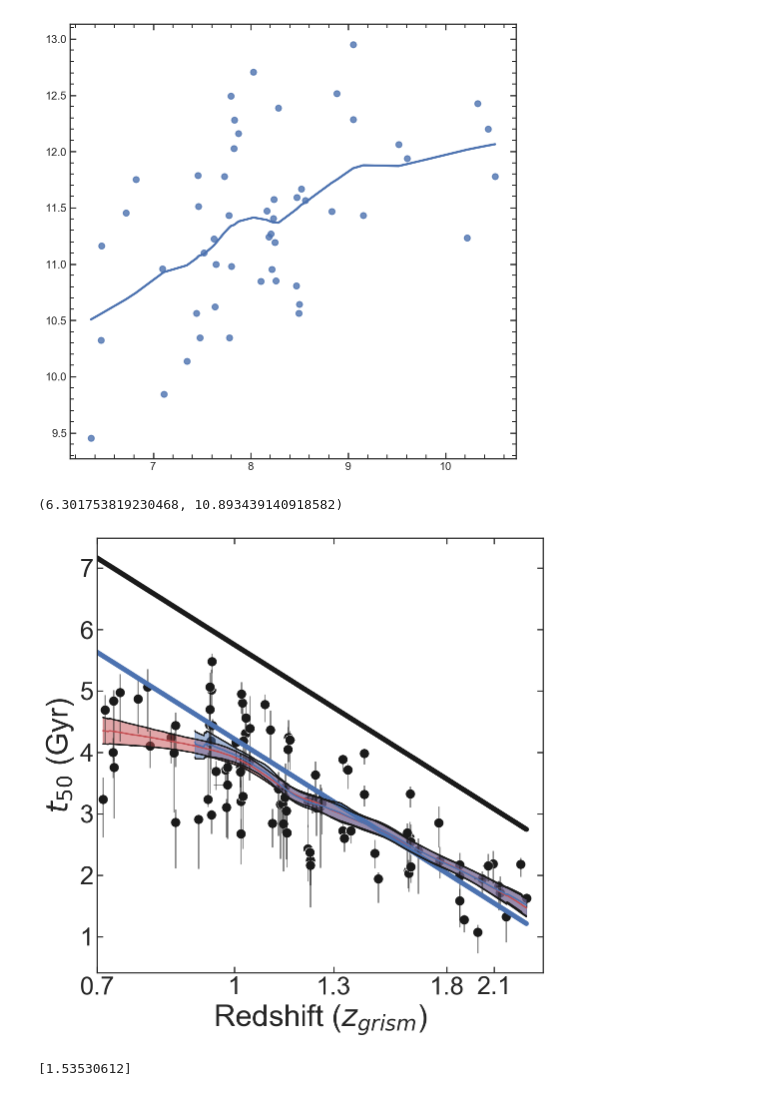
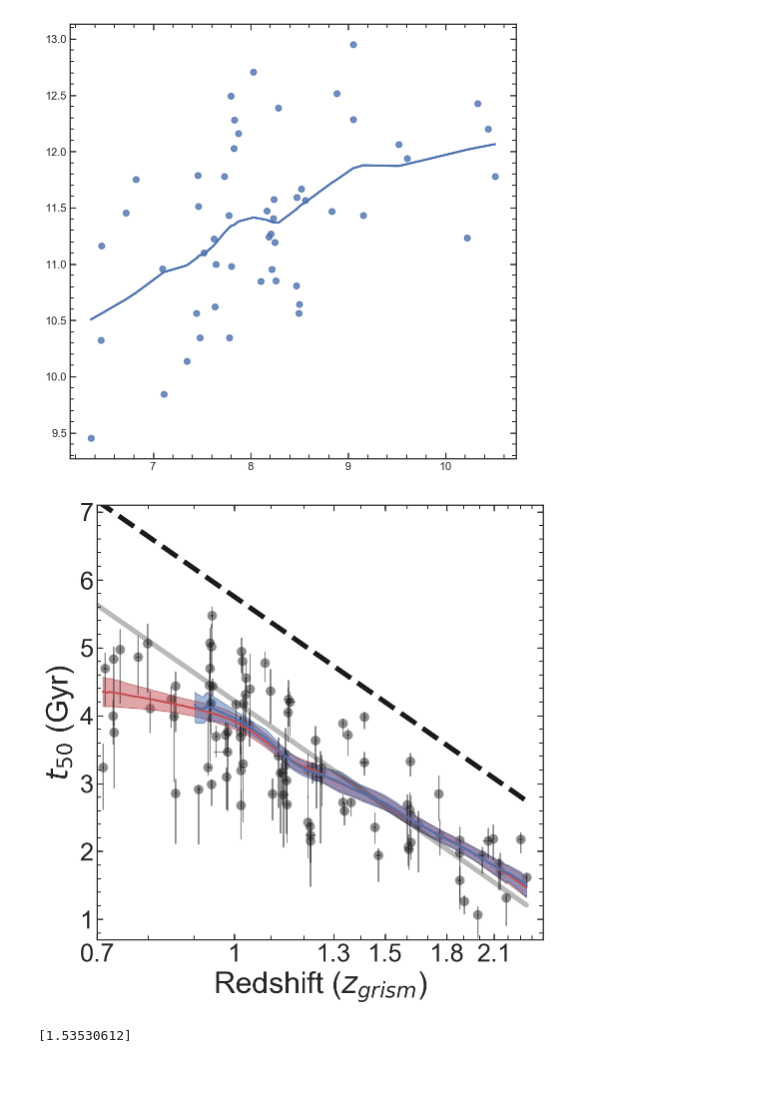
Before and after one commit to Vince-ec/Cluster_and_field, a Jupyter notebook: scripts/low_redshift.ipynb, the cells around one changed output. Cells and saved outputs as stored; diff of their text form; code cells hidden in the pictures.

```diff
--- a/scripts/low_redshift.ipynb
+++ b/scripts/low_redshift.ipynb
@@ -1146,44 +1148,46 @@ sea.regplot(cosmo.lookback_time(mdb.query('Sigma1 < 10**10').zgrism),
 [figure]
 # %%
 plt.figure(figsize =[8,8])
-sea.scatterplot(cosmo.lookback_time(mdb.zgrism),mdb.t_50, color = 'k', s = 100)
+ax = plt.subplot()
+sea.scatterplot(cosmo.lookback_time(mdb.zgrism),mdb.t_50, color = 'k', s = 100, alpha = 0.5)
 
 idx = 0
 for i in mdb.index:
     zglerr = (cosmo.lookback_time(mdb.zgrism[i]) - cosmo.lookback_time(mdb.zgrism_hdr[i][0])).value
     zgherr = (cosmo.lookback_time(mdb.zgrism_hdr[i][1]) - cosmo.lookback_time(mdb.zgrism[i])).value
     t50lerr = mdb.t_50[i] - mdb.t_50_hdr[i][0]
     t50herr = mdb.t_50_hdr[i][1] - mdb.t_50[i]
 
     plt.errorbar(cosmo.lookback_time(mdb.zgrism[i]).value, mdb.t_50[i],
                  yerr = np.abs([[t50lerr], [t50herr]]), xerr = np.abs([[zglerr], [zgherr]]),
                  linestyle = 'none', alpha= 0.5, color = 'k')
 
-plt.plot(cosmo.lookback_time(np.linspace(0.7,2.35)), cosmo.age(np.linspace(0.7,2.35)), 'k', linewidth = 5)
-plt.plot(cosmo.lookback_time(np.linspace(0.7,2.35)), cosmo.age(np.linspace(0.7,2.35)).value - 1.535, 'b', linewidth = 5)
+plt.plot(cosmo.lookback_time(np.linspace(0.7,2.35)), cosmo.age(np.linspace(0.7,2.35)), 'k--', linewidth = 5)
+plt.plot(cosmo.lookback_time(np.linspace(0.7,2.35)), cosmo.age(np.linspace(0.7,2.35)).value - 1.535, 'k',
+         alpha = 0.3, linewidth = 5)
 
 za, Sam, Sal, Sah = np.load('../data/plot_points/allgal_z_t50_lowess.npy')
 zl, Slm, Sll, Slh = np.load('../data/plot_points/hzgal_z_t50_lowess.npy')
 
-plt.plot(cosmo.lookback_time(za), Sam, 'r')
-plt.plot(cosmo.lookback_time(za), Sah, 'k')
-plt.plot(cosmo.lookback_time(za), Sal, 'k')
+plt.plot(cosmo.lookback_time(za), Sam, 'r', linewidth =2)
+plt.plot(cosmo.lookback_time(za), Sah, 'k', linewidth = 0.1)
+plt.plot(cosmo.lookback_time(za), Sal, 'k', linewidth = 0.1)
 plt.fill_between(cosmo.lookback_time(za), Sal, Sah, alpha = 0.5, color = 'r')
 
-plt.plot(cosmo.lookback_time(zl), Slm, 'b')
-plt.plot(cosmo.lookback_time(zl), Slh, 'k')
-plt.plot(cosmo.lookback_time(zl), Sll, 'k')
+plt.plot(cosmo.lookback_time(zl), Slm, 'b', linewidth =2)
+plt.plot(cosmo.lookback_time(zl), Slh, 'k', linewidth = 0.1)
+plt.plot(cosmo.lookback_time(zl), Sll, 'k', linewidth = 0.1)
 plt.fill_between(cosmo.lookback_time(zl), Sll, Slh, alpha = 0.5, color = 'b')
-# plt.axvline(0.9)
-plt.plot(cosmo.lookback_time(np.linspace(0.7,2.35)), cosmo.age(np.linspace(0.7,2.35)), 'k', linewidth = 5)
-plt.xticks(cosmo.lookback_time([0.7,1,1.3,1.8,2.1]).value,[0.7,1,1.3,1.8,2.1])
+plt.xticks(cosmo.lookback_time([0.7,1,1.3,1.5,1.8,2.1]).value,[0.7,1,1.3,1.5,1.8,2.1])
 plt.ylabel('$t_{50}$ (Gyr)', fontsize=30)
 plt.xlabel('Redshift ($z_{grism}$)', fontsize=30)
 plt.tick_params(axis='both', which='major', labelsize=25)
 plt.xlim(cosmo.lookback_time(0.7).value,cosmo.lookback_time(2.5).value)
+plt.ylim(0.7,7.1)
+ax.set_xticks(cosmo.lookback_time(np.arange(0.7, 2.6, 0.1)).value, minor = True)
+plt.savefig('../plots/t50_zgrism.pdf', bbox_inches = 'tight')
 # %% [output]
-(6.301753819230468, 10.893439140918582)
-[figure, old version]
+[figure, new version]
 # %%
 terr = []
 
```
Also changed, not shown: parts of 1 cell of this notebook.
